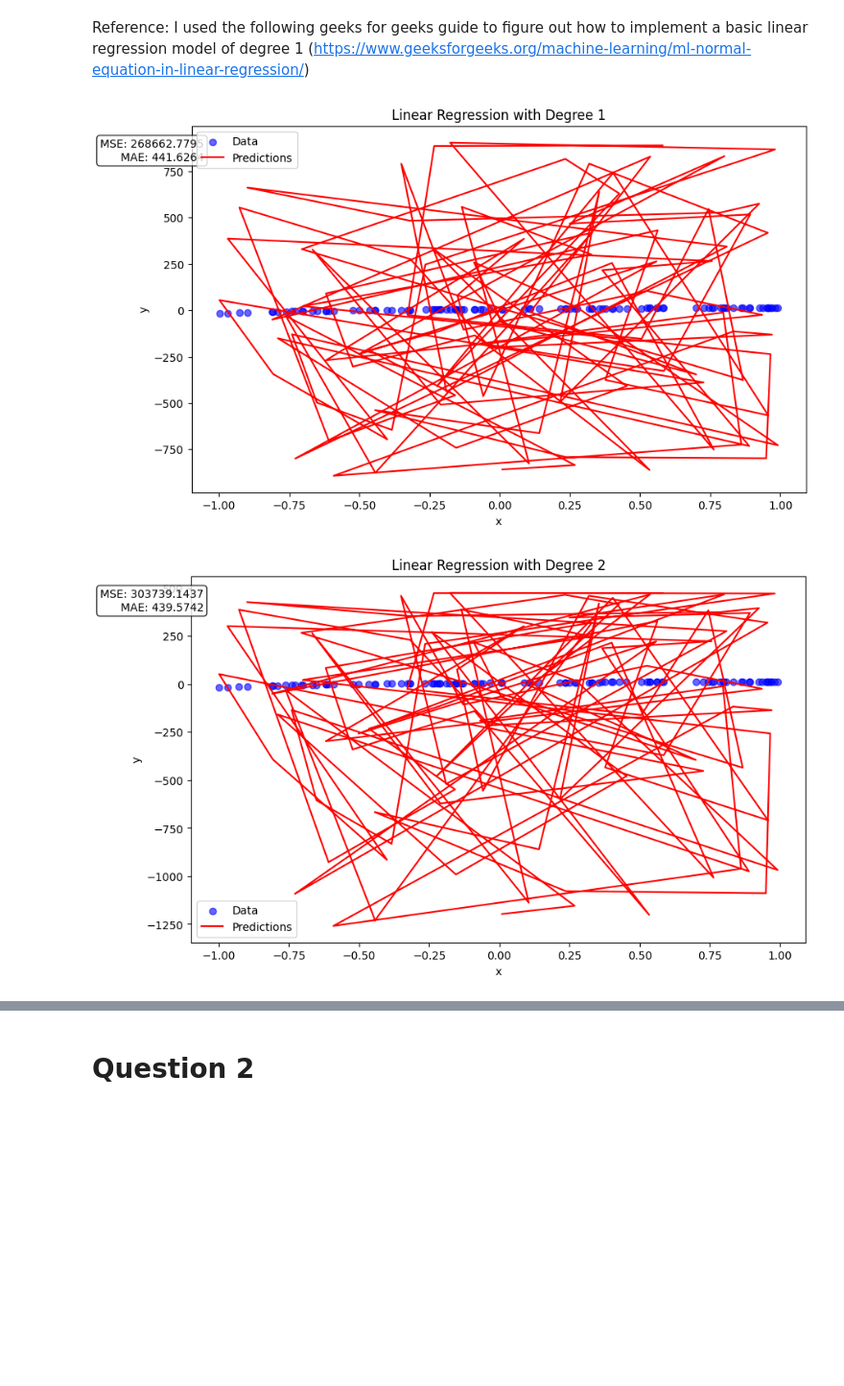
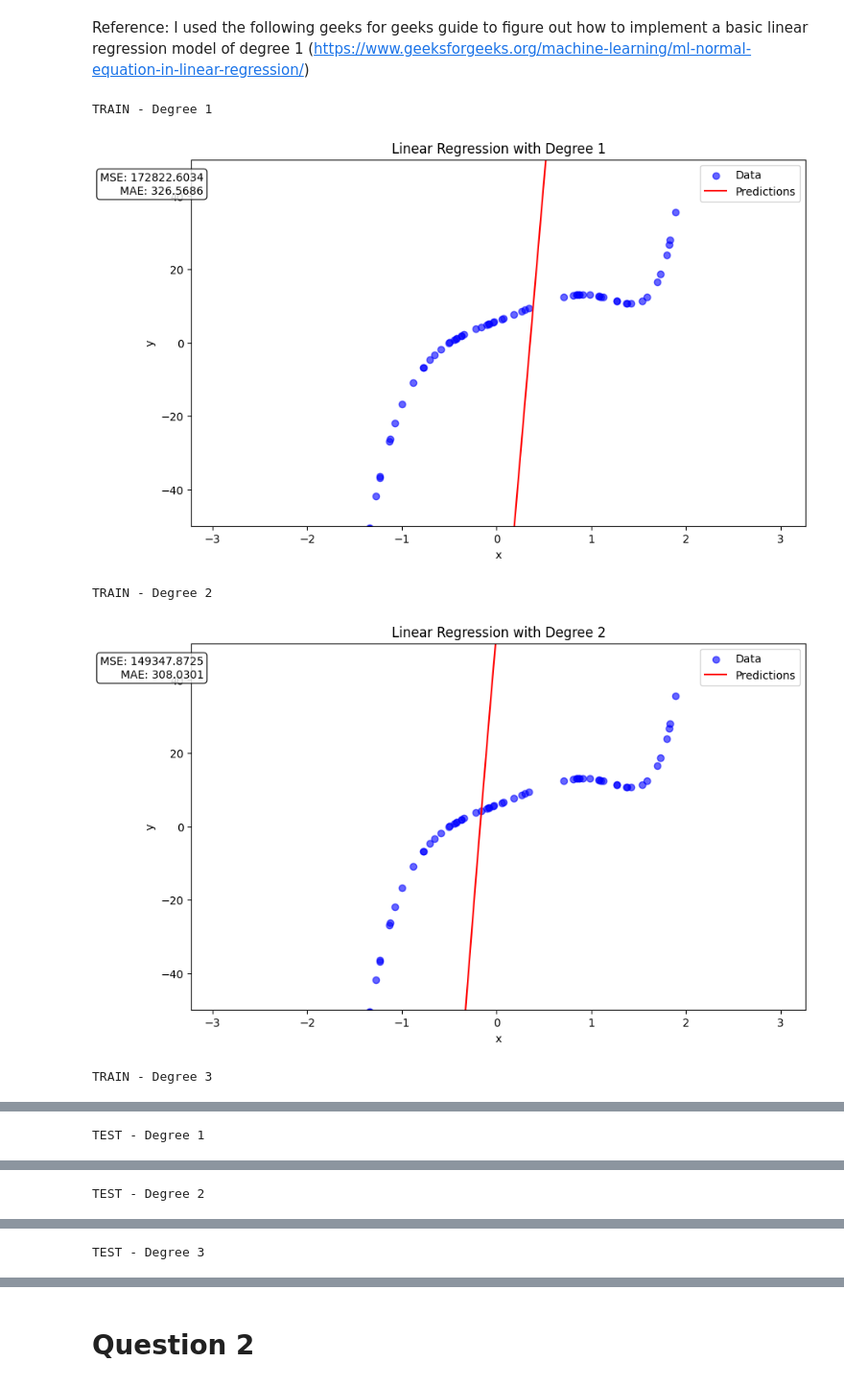
Before and after one commit to LoganBolton/spring2026_classes, a Jupyter notebook: machine_learning/Assignment 1/assignment1.ipynb, the cells around one changed output, grey strips where cells are left out. Shown at 96% size. Cells and saved outputs as stored; diff of their text form; code cells hidden in the pictures; blank space fills up the shorter version.

```diff
--- a/machine_learning/Assignment 1/assignment1.ipynb
+++ b/machine_learning/Assignment 1/assignment1.ipynb
@@ -61,50 +61,75 @@ plt.show()
 # %% [markdown]
 Reference: I used the following geeks for geeks guide to figure out how to implement a basic linear regression model of degree 1 (https://www.geeksforgeeks.org/machine-learning/ml-normal-equation-in-linear-regression/)
 # %%
-def linear_regression(x_train, y_train, degree):
+def linear_regression(x_train, y_train, x_pred, degree):
+    x_train = x_train.reshape(-1, 1)
+    x_pred = x_pred.reshape(-1, 1)
+    y_train = y_train.reshape(-1, 1)
+
     if degree == 1:
-        x_polynomial = x_train.reshape(-1, 1)
+        X_train = x_train.reshape(-1, 1)
+        X_pred  = x_pred.reshape(-1, 1)
     else:
-        x_polynomial = np.column_stack([x_train**i for i in range(1, degree + 1)])
+        X_train = np.column_stack([x_train**i for i in range(1, degree + 1)])
+        X_pred  = np.column_stack([x_pred**i  for i in range(1, degree + 1)])
 
-    x_t = np.transpose(x_polynomial)
-    x_t_x = np.dot(x_t, x_polynomial)
-    x_t_y = np.dot(x_t, y_train)
-    theta = np.linalg.solve(x_t_x, x_t_y)
+    X_train = np.column_stack([np.ones(X_train.shape[0]), X_train])
+    X_pred  = np.column_stack([np.ones(X_pred.shape[0]),  X_pred])
 
-    predictions = np.dot(x_polynomial, theta)
+    x_t = X_train.T
+    x_t_x = x_t @ X_train
+    x_t_y = x_t @ y_train
+    # theta = np.linalg.solve(x_t_x, x_t_y)
+    theta, *_ = np.linalg.lstsq(X_train, y_train, rcond=None)
+
+
+    predictions = X_pred @ theta
     return predictions
 
 def evaluate_and_plot(predictions, x_test, y_test, degree):
     predictions = predictions.reshape(-1)
+    x_test = x_test.reshape(-1)
     y_test = y_test.reshape(-1)
     residuals = predictions - y_test
 
     mse = np.mean(residuals ** 2)
     mae = np.mean(np.abs(residuals))
 
     plt.figure(figsize=(10, 6))
     plt.scatter(x_test, y_test, color='blue', alpha=0.6, label='Data')
-    plt.plot(x_test, predictions, color='red', label='Predictions')
+
+    idx = np.argsort(x_test)
+    plt.plot(x_test[idx], predictions[idx], color='red', label='Predictions')
+
     plt.title(f'Linear Regression with Degree {degree}')
     plt.xlabel('x')
     plt.ylabel('y')
 
     ax = plt.gca()
     ax.text(
         0.02, 0.90,
         f"MSE: {mse:.4f}\nMAE: {mae:.4f}",
         transform=ax.transAxes,
         va="bottom",
         ha="right",
         bbox=dict(boxstyle="round", facecolor="white", alpha=0.8),
     )
+    plt.ylim(-50, 50)
     plt.legend()
     plt.show()
 
 for degree in [1, 2, 3]:
-    predictions = linear_regression(x_train, y_train, degree)
-    evaluate_and_plot(predictions, x_test, y_test, degree)
+    print(f"TRAIN - Degree {degree}")
+    train_preds = linear_regression(x_train, y_train, x_train, degree)
+    evaluate_and_plot(train_preds, x_train, y_train, degree)
+
+for degree in [1, 2, 3]:
+    print(f"TEST - Degree {degree}")
+    test_preds = linear_regression(x_train, y_train, x_test, degree)
+    evaluate_and_plot(test_preds, x_test, y_test, degree)
 # %% [output]
+TRAIN - Degree 1
-[figure, old version]
+[figure, new version]
+TRAIN - Degree 2
-[figure, old version]
+[figure, new version]
+TRAIN - Degree 3
@@ -111,0 +137 @@ for degree in [1, 2, 3]:
+TEST - Degree 1
@@ -111,0 +139 @@ for degree in [1, 2, 3]:
+TEST - Degree 2
@@ -111,0 +141 @@ for degree in [1, 2, 3]:
+TEST - Degree 3
```
Also changed, not shown: parts of 1 cell of this notebook.
